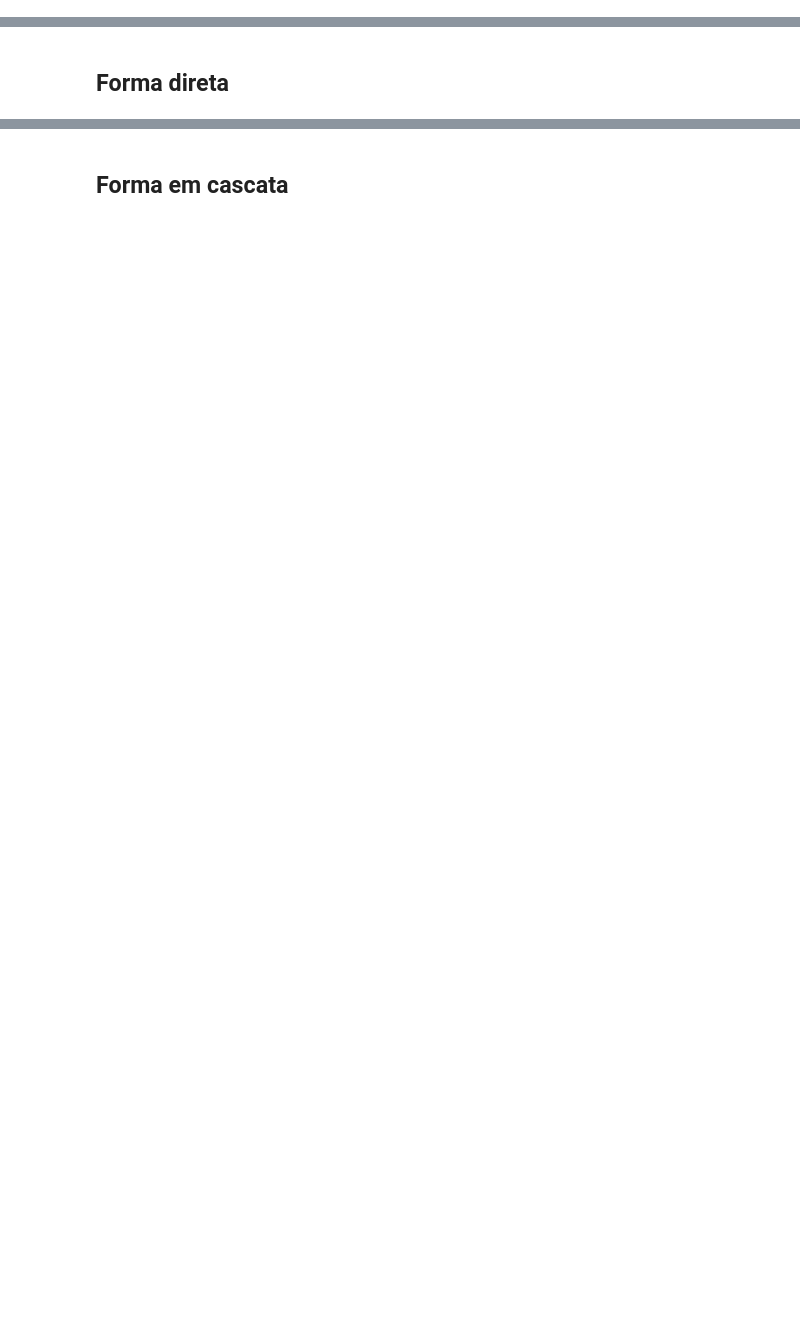
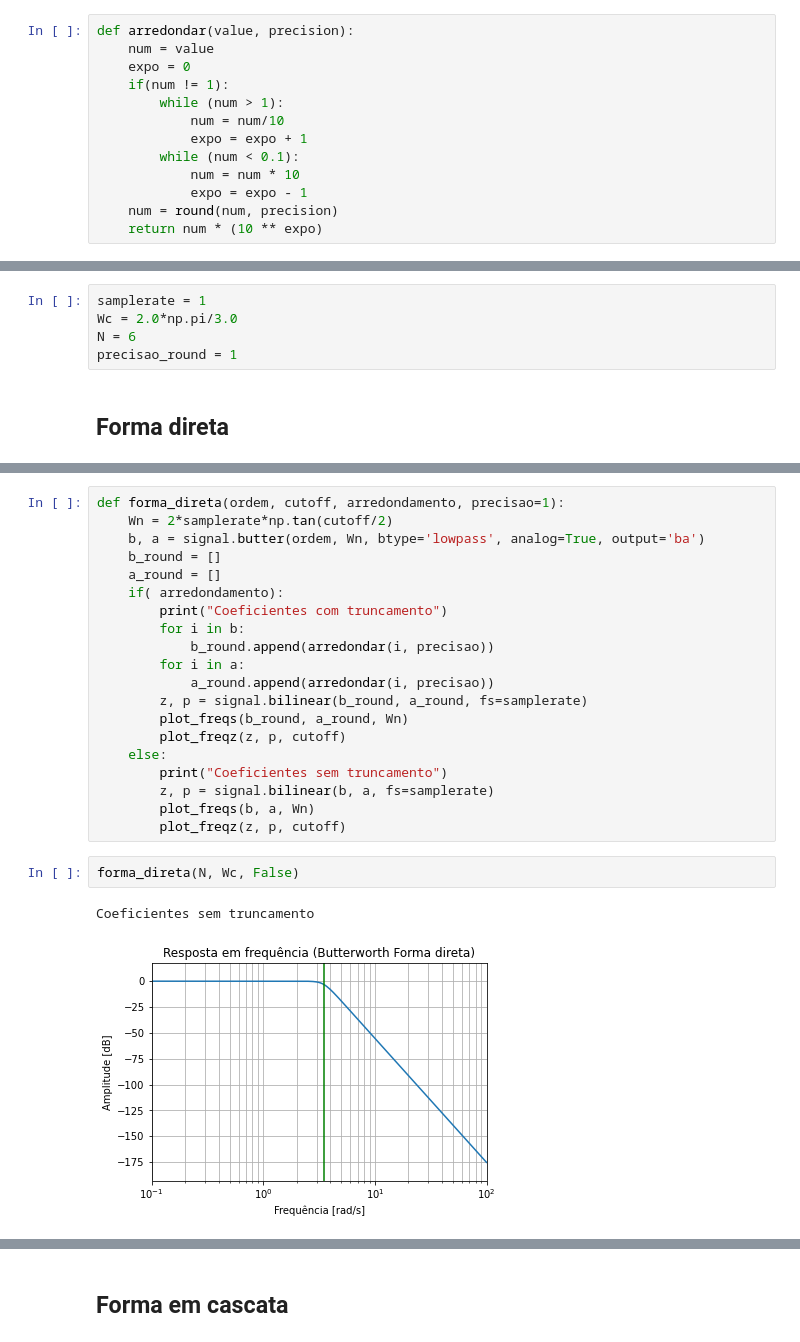
Before and after one commit to Xornotor/Filtro-Digital-Transformacao-Bilinear, a Jupyter notebook: AC04_Andre_Paiva.ipynb, the cells around one changed output, grey strips where cells are left out. Drawn from its saved outputs; the diff is of its cells as text; blank space fills up the shorter version.

Commit message:
Melhorias na forma direta. Implementação de arredondamento e conversão de forma direta para função. Forma em cascata não funciona direito e mostra resultados inesperados nos gráficos.

```diff
--- a/AC04_Andre_Paiva.ipynb
+++ b/AC04_Andre_Paiva.ipynb
@@ -19,0 +22,13 @@ warnings.filterwarnings('ignore')
+# %%
+def arredondar(value, precision):
+    num = value
+    expo = 0
+    if(num != 1):
+        while (num > 1):
+            num = num/10
+            expo = expo + 1
+        while (num < 0.1):
+            num = num * 10
+            expo = expo - 1
+    num = round(num, precision)
+    return num * (10 ** expo)
@@ -20,2 +66,7 @@ warnings.filterwarnings('ignore')
+# %%
+samplerate = 1
+Wc = 2.0*np.pi/3.0
+N = 6
+precisao_round = 1
 # %% [markdown]
 ## Forma direta
@@ -61,0 +73,25 @@ plt.show()
+# %%
+def forma_direta(ordem, cutoff, arredondamento, precisao=1):
+    Wn = 2*samplerate*np.tan(cutoff/2)
+    b, a = signal.butter(ordem, Wn, btype='lowpass', analog=True, output='ba')
+    b_round = []
+    a_round = []
+    if( arredondamento):
+        print("Coeficientes com truncamento")
+        for i in b:
+            b_round.append(arredondar(i, precisao))
+        for i in a:
+            a_round.append(arredondar(i, precisao))
+        z, p = signal.bilinear(b_round, a_round, fs=samplerate)
+        plot_freqs(b_round, a_round, Wn)
+        plot_freqz(z, p, cutoff)
+    else:
+        print("Coeficientes sem truncamento")
+        z, p = signal.bilinear(b, a, fs=samplerate)
+        plot_freqs(b, a, Wn)
+        plot_freqz(z, p, cutoff)
+# %%
+forma_direta(N, Wc, False)
+# %% [output]
+Coeficientes sem truncamento
+[figure, added]
```
Also changed, not shown: parts of 11 cells of this notebook.
